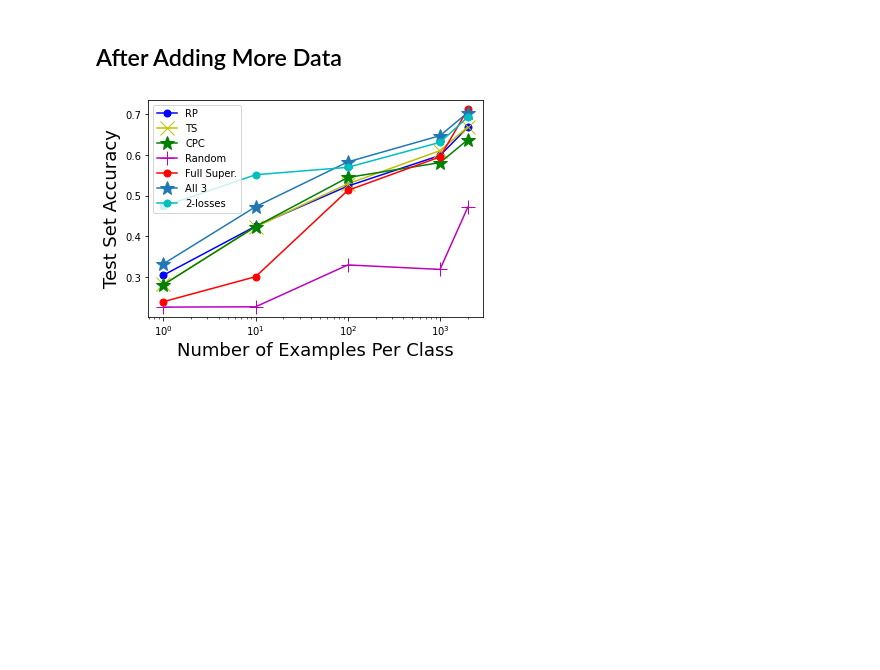
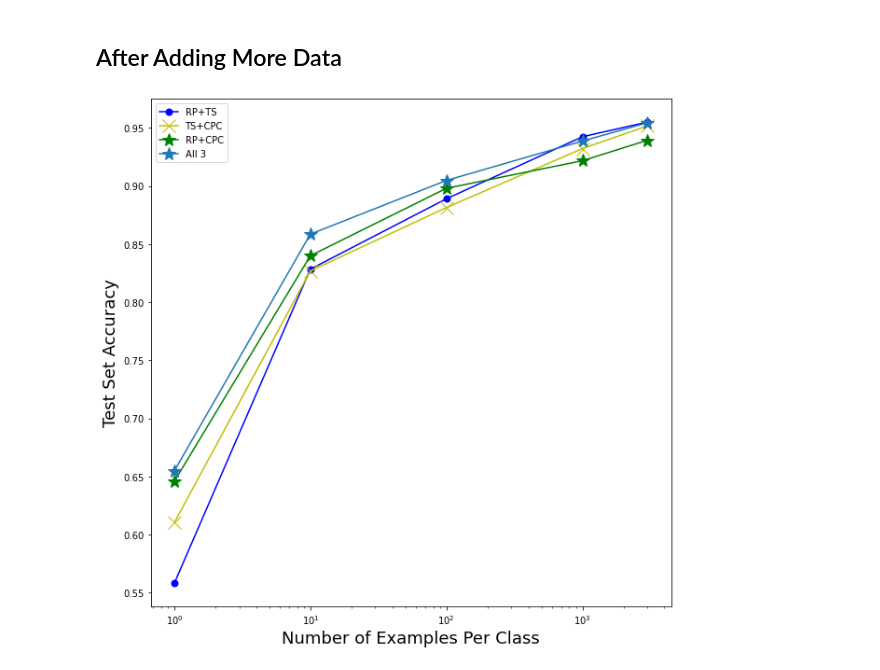
Before and after one commit to jstranne/mouse_self_supervision, a Jupyter notebook: Graphing_Data.ipynb, the cells around one changed output. Cells and saved outputs as stored; diff of their text form; code cells hidden in the pictures; blank space fills up the shorter version.

```diff
--- a/Graphing_Data.ipynb
+++ b/Graphing_Data.ipynb
@@ -8,3 +3,11 @@ full_sup = [0.3706521739130435, 0.5869565217391305, 0.7869565217391304, 0.882065
+# %%
+rp = [0.4689810606060606, 0.6855946969696969, 0.8547765151515151, 0.9181893939393939, 0.935465909090909]
+ts = [0.5050075757575757, 0.7815037878787878, 0.8513484848484849, 0.9314886363636363, 0.9500113636363636]
+cpc = [0.5484583333333334, 0.6462386363636364, 0.6729166666666668, 0.8481856060606059, 0.8696249999999999]
+
+ramdom_weights = [0.3471666666666667, 0.34206060606060606, 0.3911098484848485, 0.5020492424242424, 0.5661893939393939]
+full_sup = [0.41169696969696973, 0.4972234848484849, 0.6805530303030303, 0.854409090909091, 0.9312083333333334]
+All3_combined = [0.6547992424242424, 0.8585719696969697, 0.9048257575757577, 0.938746212121212, 0.9544659090909091]
 # %%
 %matplotlib inline
 from matplotlib import pyplot as plt
@@ -24,28 +30,23 @@ plt.show()
 # %% [markdown]
 ## After Adding More Data
-# %%
-rp =[0.3046380580840919, 0.4250541829215431, 0.5237104464672735, 0.59913307325531, 0.6680537494581708]
-ts = [0.28183788469874294, 0.42306025140875597, 0.52925877763329, 0.610836584308626, 0.6691807542262679]
-cpc = [0.28097095795405286, 0.42418725617685304, 0.5448634590377113, 0.5814477676636324, 0.6376246207195492]
-ramdom_weights = [0.22600780234070222, 0.22678803641092327, 0.329778933680104, 0.31876896402254007, 0.47169484178586907]
-full_sup = [0.23935847420892933, 0.30082358040745555, 0.5131339401820546, 0.5954919809276116, 0.7121803207628955]
-All3_combined = [0.33246640658864324, 0.4729085392284352, 0.5831816211530125, 0.6476809709579541, 0.7046380580840919]
-rp_and_downstream = [0.473775, 0.551625, 0.5698309, 0.6312960554833117, 0.693194625054183]
+# %%
+rp_and_ts = [0.5580871212121212, 0.8284545454545456, 0.8890378787878788, 0.9424356060606061, 0.9550568181818182]
+ts_and_cpc = [0.6103068181818182, 0.8269090909090909, 0.8815113636363636, 0.9322386363636364, 0.9517613636363637]
+rp_and_cpc = [0.6458068181818182, 0.8400265151515152, 0.8980492424242424, 0.921814393939394, 0.9393863636363635]
 # %%
 %matplotlib inline
-from matplotlib import pyplot as plt
-xvals = [1, 10, 100, 1000, 2000] #the 2000 is kinda bs, fix this
-plt.semilogx(xvals, rp, 'b.-', label="RP", markersize=14)
-plt.semilogx(xvals, ts, 'yx-', label="TS", markersize=14)
-plt.semilogx(xvals, cpc, 'g*-', label="CPC", markersize=14)
-plt.semilogx(xvals, ramdom_weights, 'm+-', label="Random", markersize=14)
-plt.semilogx(xvals, full_sup, 'r.-', label="Full Super.", markersize=14)
+
+plt.figure(num=None, figsize=(10, 10))
+
+xvals = [1, 10, 100, 1000, 3000] #the 2000 is kinda bs, fix this
+plt.semilogx(xvals, rp_and_ts, 'b.-', label="RP+TS", markersize=14)
+plt.semilogx(xvals, ts_and_cpc, 'yx-', label="TS+CPC", markersize=14)
+plt.semilogx(xvals, rp_and_cpc, 'g*-', label="RP+CPC", markersize=14)
 plt.semilogx(xvals, All3_combined, '*-', label="All 3", markersize=14)
-plt.semilogx(xvals, rp_and_downstream, 'c.-', label="2-losses", markersize=14)
 
 plt.legend()
 plt.xlabel("Number of Examples Per Class", fontsize=18)
 plt.ylabel("Test Set Accuracy", fontsize=18)
 plt.show()
 # %% [output]
-[figure, old version]
+[figure, new version]
```
Also changed, not shown: parts of 6 cells of this notebook, 6 other files.
